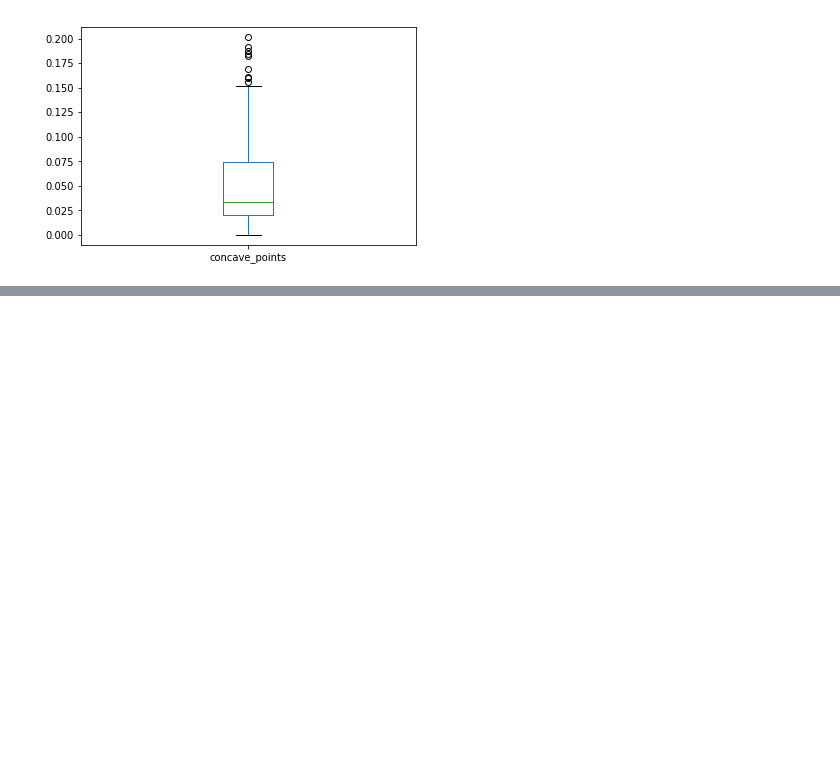
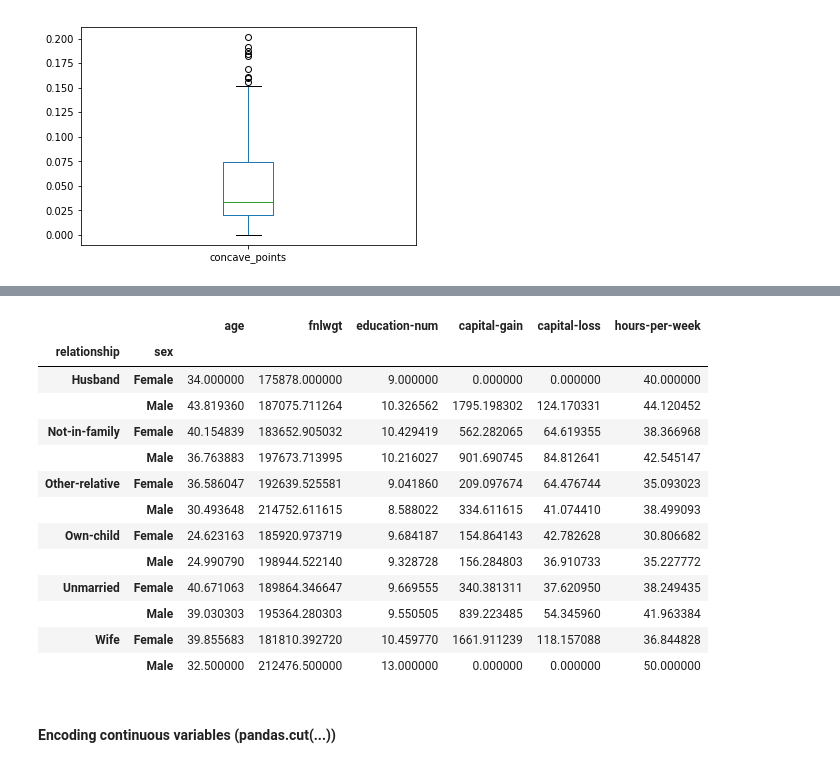
Before and after one commit to AnaMakarevich/DAND, a Jupyter notebook: DANDToolsCheatsheet.ipynb, the cells around one changed output, grey strips where cells are left out. Cells and saved outputs as stored; diff of their text form; code cells hidden in the pictures; blank space fills up the shorter version.

```diff
--- a/DANDToolsCheatsheet.ipynb
+++ b/DANDToolsCheatsheet.ipynb
@@ -215,0 +267,19 @@ df['concave_points'].plot(kind='box');
+# %%
+df_census.groupby(['relationship','sex']).mean()
+# %% [output]
+|  |  | age | fnlwgt | education-num | capital-gain | capital-loss | hours-per-week |
+| relationship | sex |  |  |  |  |  |  |
+| Husband | Female | 34.000000 | 175878.000000 | 9.000000 | 0.000000 | 0.000000 | 40.000000 |
+|  | Male | 43.819360 | 187075.711264 | 10.326562 | 1795.198302 | 124.170331 | 44.120452 |
+| Not-in-family | Female | 40.154839 | 183652.905032 | 10.429419 | 562.282065 | 64.619355 | 38.366968 |
+|  | Male | 36.763883 | 197673.713995 | 10.216027 | 901.690745 | 84.812641 | 42.545147 |
+| Other-relative | Female | 36.586047 | 192639.525581 | 9.041860 | 209.097674 | 64.476744 | 35.093023 |
+|  | Male | 30.493648 | 214752.611615 | 8.588022 | 334.611615 | 41.074410 | 38.499093 |
+| Own-child | Female | 24.623163 | 185920.973719 | 9.684187 | 154.864143 | 42.782628 | 30.806682 |
+|  | Male | 24.990790 | 198944.522140 | 9.328728 | 156.284803 | 36.910733 | 35.227772 |
+| Unmarried | Female | 40.671063 | 189864.346647 | 9.669555 | 340.381311 | 37.620950 | 38.249435 |
+|  | Male | 39.030303 | 195364.280303 | 9.550505 | 839.223485 | 54.345960 | 41.963384 |
+| Wife | Female | 39.855683 | 181810.392720 | 10.459770 | 1661.911239 | 118.157088 | 36.844828 |
+|  | Male | 32.500000 | 212476.500000 | 13.000000 | 0.000000 | 0.000000 | 50.000000 |
+# %% [markdown]
+#### Encoding continuous variables (pandas.cut(...))
```
Also changed, not shown: parts of 44 cells of this notebook, 1 other file.
